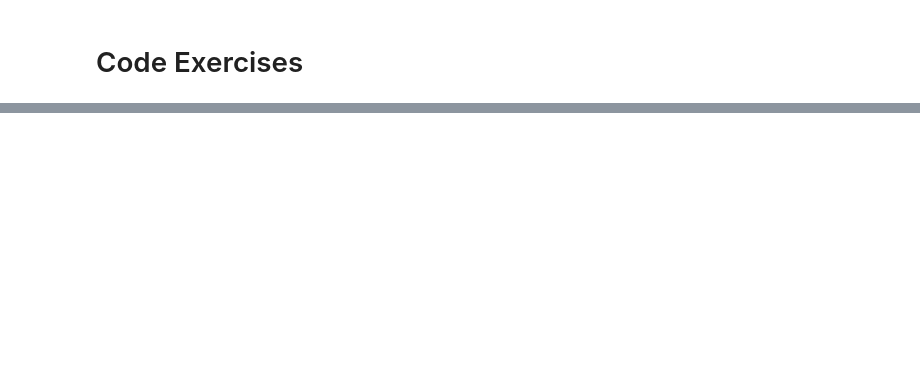
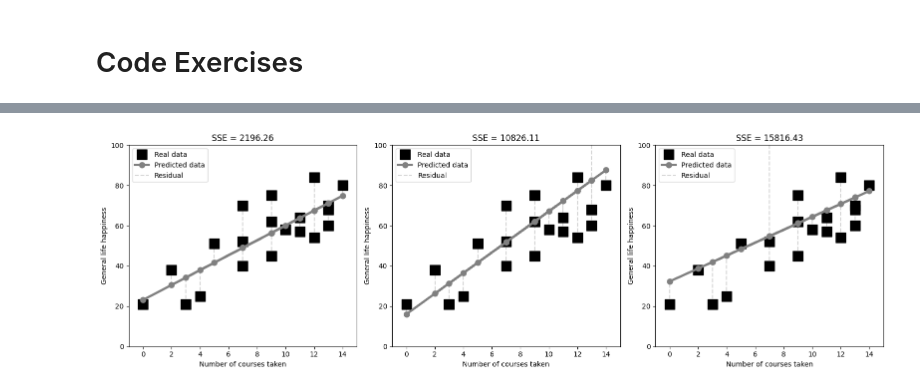
Before and after one commit to MiesnerJacob/practical-linear-algebra-for-data-science, a Jupyter notebook: 11-general-linear-models-least-squares.ipynb, the cells around one changed output, grey strips where cells are left out. Cells and saved outputs as stored; diff of their text form; code cells hidden in the pictures; blank space fills up the shorter version.

```diff
--- a/11-general-linear-models-least-squares.ipynb
+++ b/11-general-linear-models-least-squares.ipynb
@@ -31,0 +161,39 @@ design_matrix = np.array(numcourses,ndmin=2).T
+# %%
+# Exercise 11-4 (Observing the effect of outliers on Least Squares)
+
+# happiness with outliers due to typos (oops!)
+happiness_oops1 = [170,25,54,21,80,68,84,62,57,40,60,64,45,38,51,52,58,21,75,70]
+happiness_oops2 = [70,25,54,21,80,68,84,62,57,40,60,64,45,38,51,52,58,21,75,170]
+
+# Design matrix and its left-inverse (doesn't change with the data)
+design_matrix = np.hstack((np.ones((20, 1)), np.array(numcourses, ndmin=2).T))
+design_matrix_leftinv = np.linalg.inv(design_matrix.T @ design_matrix) @ design_matrix.T
+
+# Create subplots
+_, axs = plt.subplots(1, 3, figsize=(16, 5))
+
+for axi, y in zip(axs, [happiness, happiness_oops1, happiness_oops2]):
+    # Compute the best-fit parameters
+    beta = design_matrix_leftinv @ y
+
+    # Predicted data
+    pred_happiness = design_matrix @ beta
+
+    # Plot the data and predicted values
+    axi.plot(numcourses, y, 'ks', markersize=15)
+    axi.plot(numcourses, pred_happiness, 'o-', color='gray', linewidth=3, markersize=8)
+
+    # Plot the residuals (errors)
+    for n, yy, yHat in zip(numcourses, y, pred_happiness):
+        axi.plot([n, n], [yy, yHat], '--', color='lightgray', zorder=-10)
+
+    # Make the plot look nicer
+    axi.set(xlabel='Number of courses taken', ylabel='General life happiness',
+            xlim=[-1, 15], ylim=[0, 100], xticks=range(0, 15, 2))
+    axi.legend(['Real data', 'Predicted data', 'Residual'])
+    axi.set_title(f'SSE = {np.sum((pred_happiness - y)**2):.2f}')
+
+plt.tight_layout()
+plt.show()
+# %% [output]
+[figure, added]
```
Also changed, not shown: parts of 15 cells of this notebook.
